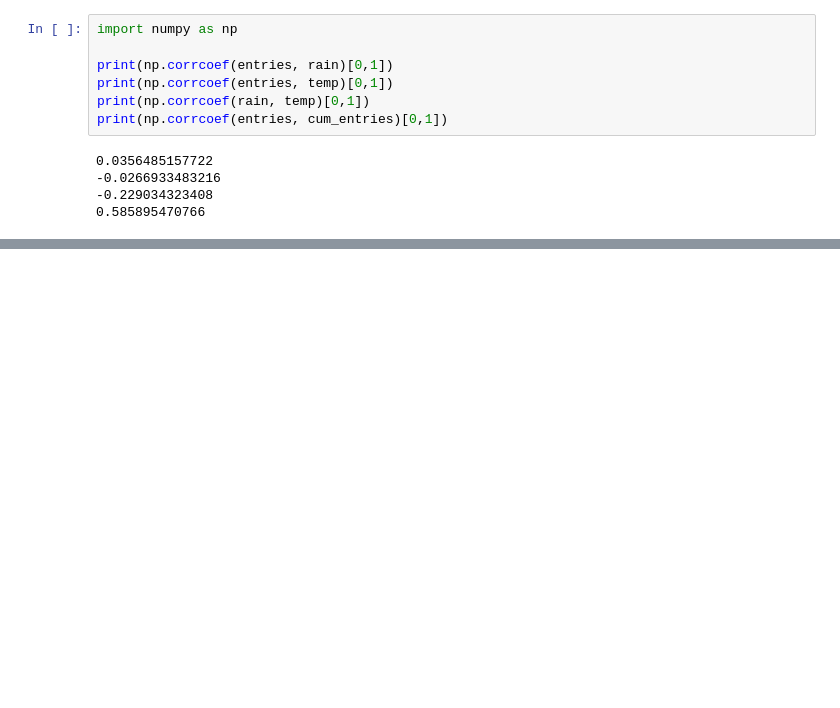
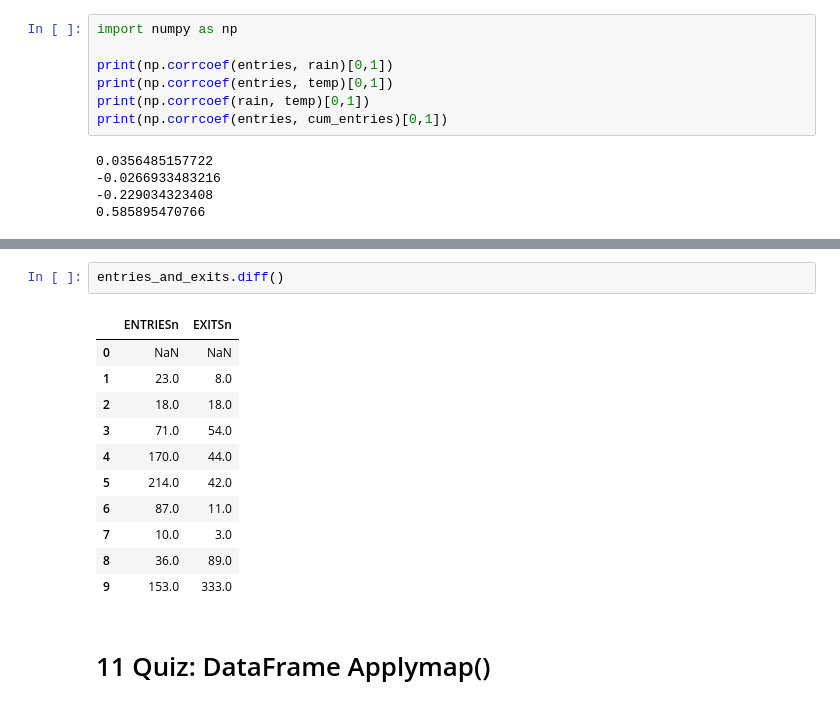
Before and after one commit to Kanbc/intro-to-data-analysis, a Jupyter notebook: code/Chapter 3 - NumPy and Pandas for 2D Data.ipynb, the cells around one changed output, grey strips where cells are left out. Cells and saved outputs as stored; diff of their text form; blank space fills up the shorter version.

```diff
--- a/code/Chapter 3 - NumPy and Pandas for 2D Data.ipynb
+++ b/code/Chapter 3 - NumPy and Pandas for 2D Data.ipynb
@@ -523,0 +623,16 @@ print(np.corrcoef(entries, cum_entries)[0,1])
+# %%
+entries_and_exits.diff()
+# %% [output]
+|  | ENTRIESn | EXITSn |
+| 0 | NaN | NaN |
+| 1 | 23.0 | 8.0 |
+| 2 | 18.0 | 18.0 |
+| 3 | 71.0 | 54.0 |
+| 4 | 170.0 | 44.0 |
+| 5 | 214.0 | 42.0 |
+| 6 | 87.0 | 11.0 |
+| 7 | 10.0 | 3.0 |
+| 8 | 36.0 | 89.0 |
+| 9 | 153.0 | 333.0 |
+# %% [markdown]
+# 11 Quiz: DataFrame Applymap()
```
Also changed, not shown: parts of 7 cells of this notebook.
